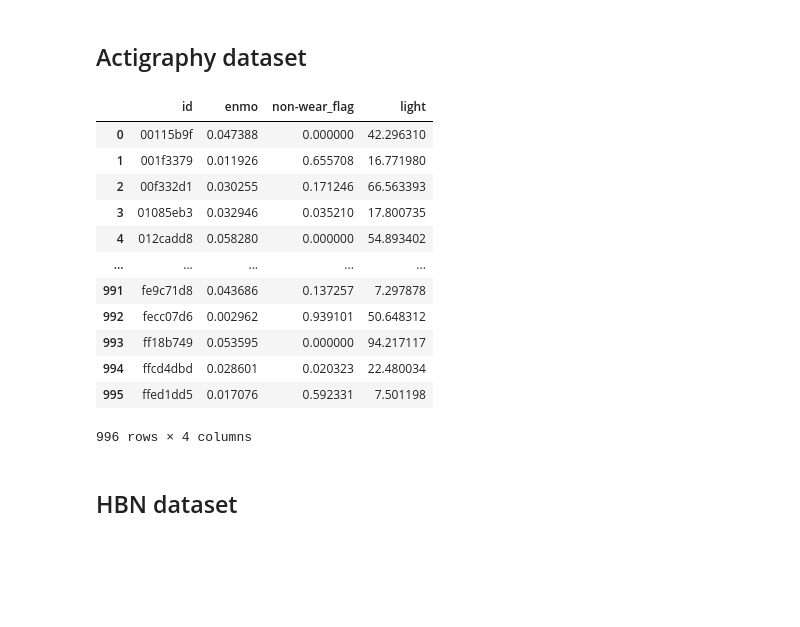
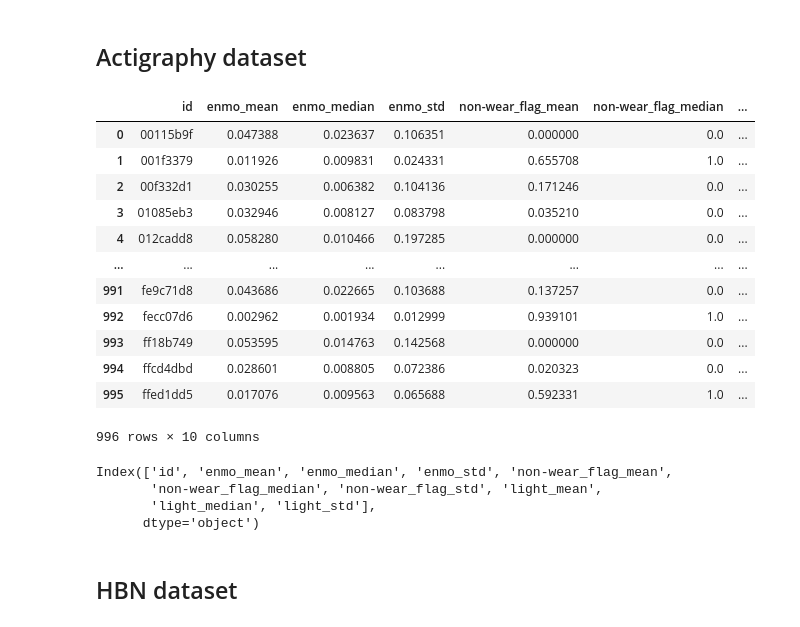
Before and after one commit to ASilins/mal1-2024, a Jupyter notebook: final project/analysis_ML_models.ipynb, the cells around one changed output. Cells and saved outputs as stored; diff of their text form; code cells hidden in the pictures; blank space fills up the shorter version.

```diff
--- a/final project/analysis_ML_models.ipynb
+++ b/final project/analysis_ML_models.ipynb
@@ -22,28 +67,47 @@ actigraphy_df.drop(
     columns=["step", "X", "Y", "Z", "anglez", "battery_voltage"],
     inplace=True,
 )
+# %%
+# Adding mean, median, and std columns
+agg_funcs = {
+    "enmo": ["mean", "median", "std"],
+    "non-wear_flag": ["mean", "median", "std"],
+    "light": ["mean", "median", "std"]
+}
+
+actigraphy_df = actigraphy_df.groupby("id", observed=True).agg(agg_funcs)
+actigraphy_df.columns = ['_'.join(col).strip() for col in actigraphy_df.columns.values]
+actigraphy_df.reset_index(inplace=True)
+display(actigraphy_df)
+# %% [output]
+|  | id | enmo_mean | enmo_median | enmo_std | non-wear_flag_mean | non-wear_flag_median | ... |
+| 0 | 00115b9f | 0.047388 | 0.023637 | 0.106351 | 0.000000 | 0.0 | ... |
+| 1 | 001f3379 | 0.011926 | 0.009831 | 0.024331 | 0.655708 | 1.0 | ... |
+| 2 | 00f332d1 | 0.030255 | 0.006382 | 0.104136 | 0.171246 | 0.0 | ... |
+| 3 | 01085eb3 | 0.032946 | 0.008127 | 0.083798 | 0.035210 | 0.0 | ... |
+| 4 | 012cadd8 | 0.058280 | 0.010466 | 0.197285 | 0.000000 | 0.0 | ... |
+| ... | ... | ... | ... | ... | ... | ... | ... |
+| 991 | fe9c71d8 | 0.043686 | 0.022665 | 0.103688 | 0.137257 | 0.0 | ... |
+| 992 | fecc07d6 | 0.002962 | 0.001934 | 0.012999 | 0.939101 | 1.0 | ... |
+| 993 | ff18b749 | 0.053595 | 0.014763 | 0.142568 | 0.000000 | 0.0 | ... |
+| 994 | ffcd4dbd | 0.028601 | 0.008805 | 0.072386 | 0.020323 | 0.0 | ... |
+| 995 | ffed1dd5 | 0.017076 | 0.009563 | 0.065688 | 0.592331 | 1.0 | ... |
+996 rows × 10 columns
+# %%
+actigraphy_df.columns
+# %% [output]
+Index(['id', 'enmo_mean', 'enmo_median', 'enmo_std', 'non-wear_flag_mean',
+       'non-wear_flag_median', 'non-wear_flag_std', 'light_mean',
+       'light_median', 'light_std'],
+      dtype='object')
 # %%
-# Taking means after aggregations
-actigraphy_df = actigraphy_df.groupby("id", observed=True).agg(
-    {"enmo": "mean", "non-wear_flag": "mean", "light": "mean"}
-)
+# # Taking means after aggregations
+# actigraphy_df = actigraphy_df.groupby("id", observed=True).agg(
+#     {"enmo": "mean", "non-wear_flag": "mean", "light": "mean"}
+# )
 
-actigraphy_df.reset_index(inplace=True)
-display(actigraphy_df)
+# actigraphy_df.reset_index(inplace=True)
+# display(actigraphy_df)
-# %% [output]
-|  | id | enmo | non-wear_flag | light |
-| 0 | 00115b9f | 0.047388 | 0.000000 | 42.296310 |
-| 1 | 001f3379 | 0.011926 | 0.655708 | 16.771980 |
-| 2 | 00f332d1 | 0.030255 | 0.171246 | 66.563393 |
-| 3 | 01085eb3 | 0.032946 | 0.035210 | 17.800735 |
-| 4 | 012cadd8 | 0.058280 | 0.000000 | 54.893402 |
-| ... | ... | ... | ... | ... |
-| 991 | fe9c71d8 | 0.043686 | 0.137257 | 7.297878 |
-| 992 | fecc07d6 | 0.002962 | 0.939101 | 50.648312 |
-| 993 | ff18b749 | 0.053595 | 0.000000 | 94.217117 |
-| 994 | ffcd4dbd | 0.028601 | 0.020323 | 22.480034 |
-| 995 | ffed1dd5 | 0.017076 | 0.592331 | 7.501198 |
-996 rows × 4 columns
 # %% [markdown]
 ## HBN dataset
 # %%
```
Also changed, not shown: parts of 55 cells of this notebook, 1 other file.
